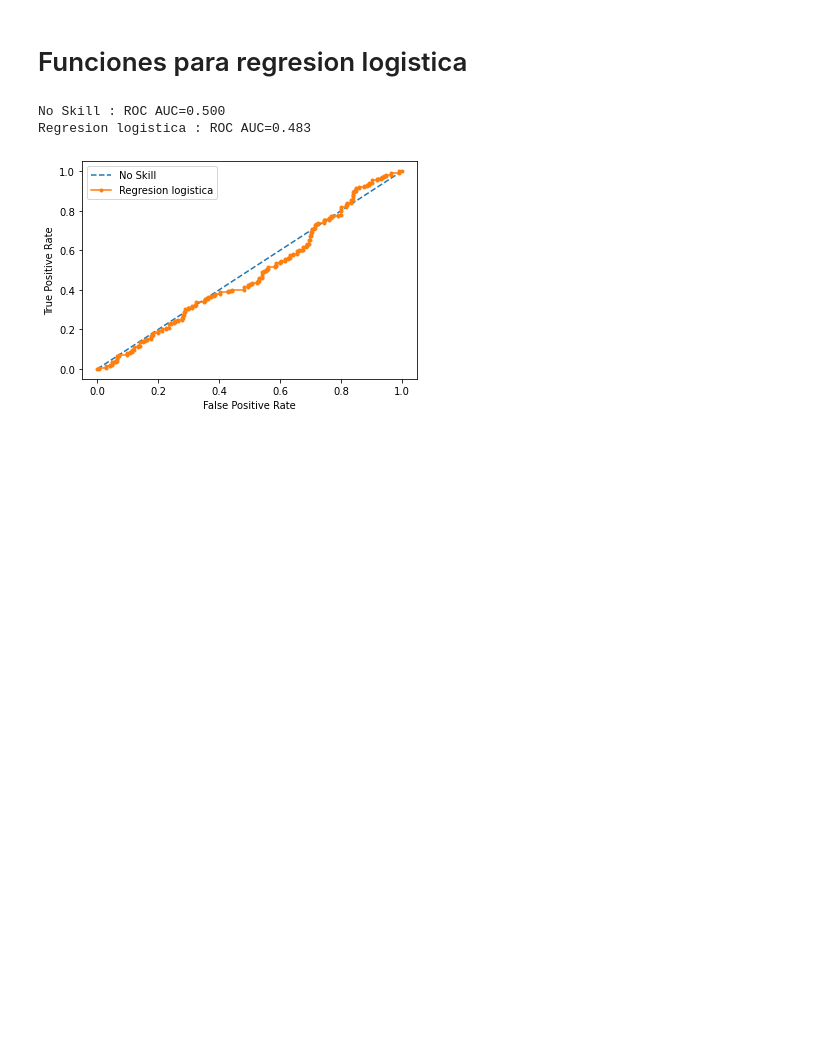
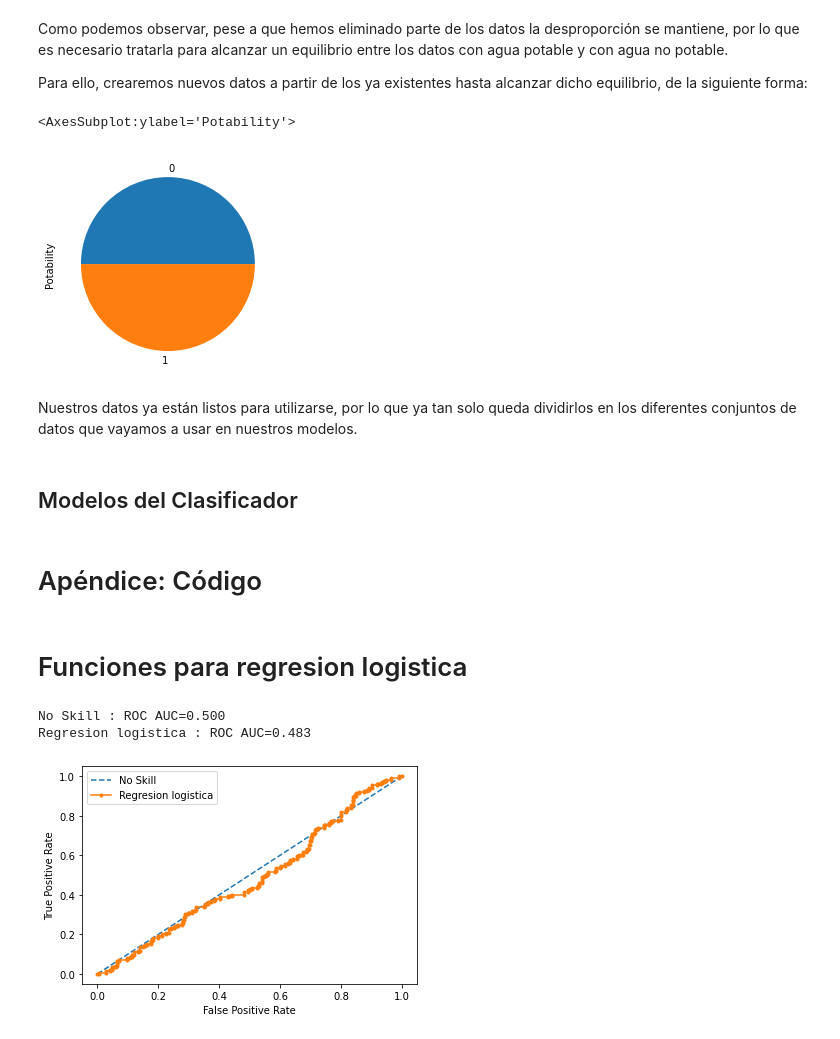
Before and after one commit to miferr/Aprendizaje-Automatico, a Jupyter notebook: Proyecto/Regresion lineal proyecto AA.ipynb, the cells around one changed output. Cells and saved outputs as stored; diff of their text form; code cells hidden in the pictures; blank space fills up the shorter version.

```diff
--- a/Proyecto/Regresion lineal proyecto AA.ipynb
+++ b/Proyecto/Regresion lineal proyecto AA.ipynb
@@ -0,0 +99,19 @@
+# %% [markdown]
+Como podemos observar, pese a que hemos eliminado parte de los datos la desproporción se mantiene, por lo que es necesario tratarla para alcanzar un equilibrio entre los datos con agua potable y con agua no potable.
+
+Para ello, crearemos nuevos datos a partir de los ya existentes hasta alcanzar dicho equilibrio, de la siguiente forma:
+# %%
+zero  = datos[datos['Potability']==0]
+one = datos[datos['Potability']==1]
+
+df_minority_upsampled = resample(one, replace = True, n_samples = 1200)
+
+datos = pd.concat([zero, df_minority_upsampled])
+datos = shuffle(datos)
+
+datos.Potability.value_counts().plot(kind='pie')
+# %% [output]
+<AxesSubplot:ylabel='Potability'>
+[figure, added]
+# %% [markdown]
+Nuestros datos ya están listos para utilizarse, por lo que ya tan solo queda dividirlos en los diferentes conjuntos de datos que vayamos a usar en nuestros modelos.
@@ -1,3 +128,7 @@
+# %% [markdown]
+## Modelos del Clasificador
+# %% [markdown]
+# Apéndice: Código
 # %%
 import numpy as np
 import pandas as pd
```
Also changed, not shown: parts of 20 cells of this notebook.
